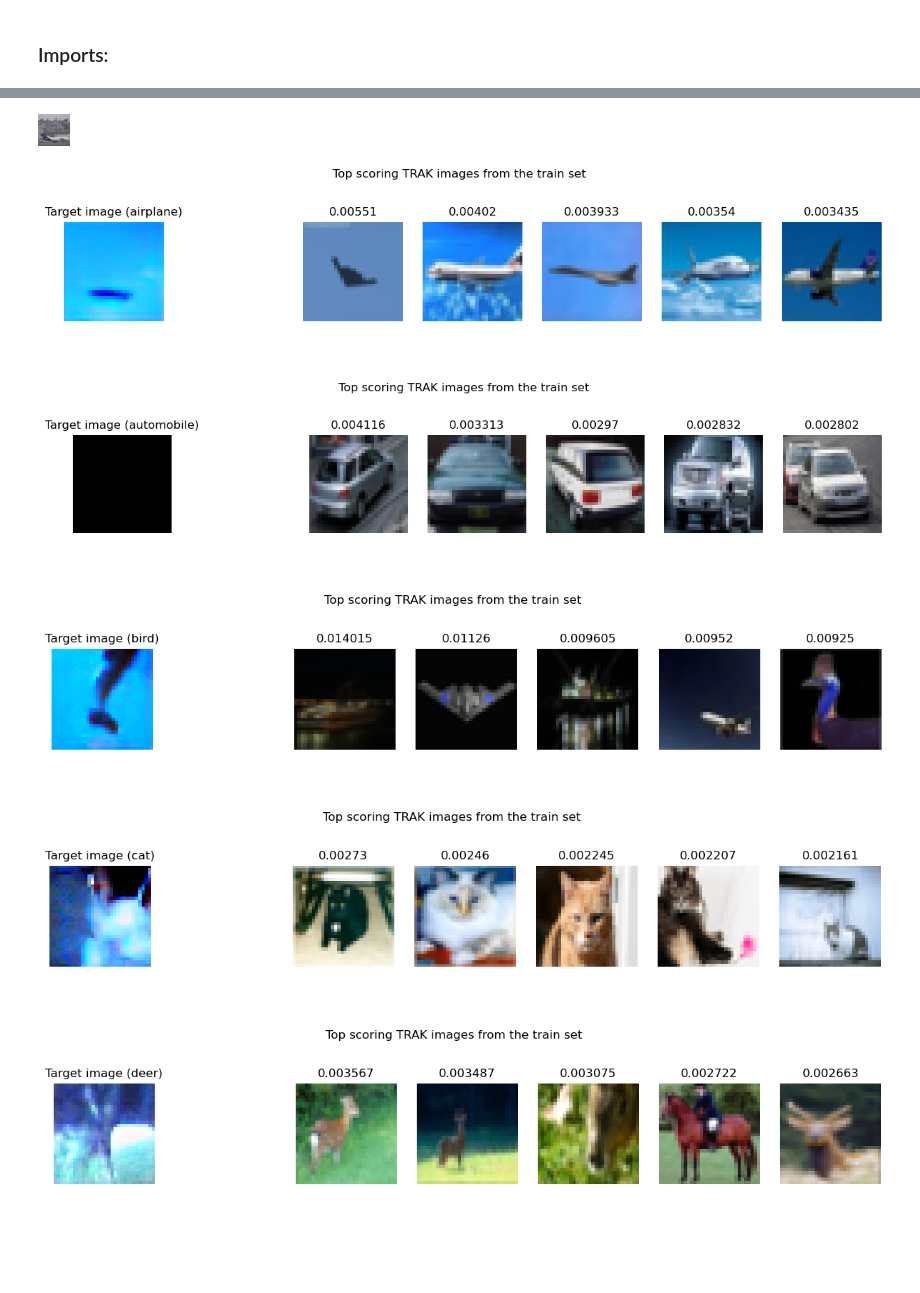
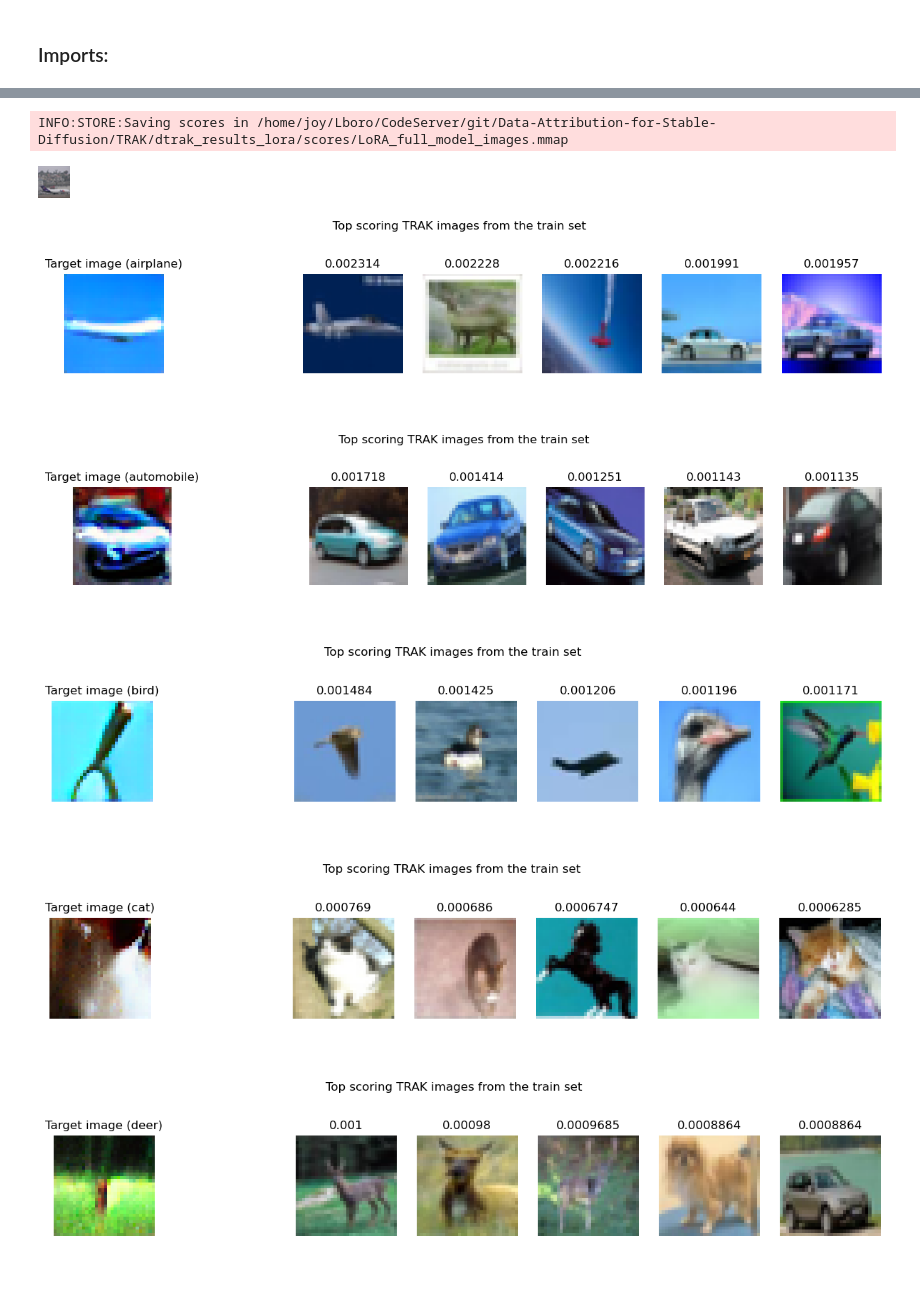
Before and after one commit to Naterjack/Data-Attribution-for-Stable-Diffusion, a Jupyter notebook: SD1_TRAK_Attribution.ipynb, the cells around one changed output, grey strips where cells are left out. Cells and saved outputs as stored; diff of their text form; code cells hidden in the pictures; blank space fills up the shorter version.

Commit message:
Unify TRAK handling code, to allow for automatic handling of changes needed for DTRAK, and to handle changes to the projector to work around an upstream bug with LoRA model inside TRAKer.

```diff
--- a/SD1_TRAK_Attribution.ipynb
+++ b/SD1_TRAK_Attribution.ipynb
@@ -114,0 +51,2 @@ INFO:STORE:SD1_CIFAR10_v2_LoRA_CORRECT_MODEL: /home/joy/Lboro/CodeServer/git/Dat
+# %%
+traker, tokenizer, text_encoder, vae, unet, ckpts = trak_config.load_TRAKer(len(train_dataset_config.dataset))
@@ -162,26 +94,26 @@ dummy_dataloader = DataLoader(
 # %%
 weight_dtype = torch.float32
 
-
 if UPDATE_SCORES:
     for model_id, ckpt in enumerate(tqdm(ckpts)):
-        if IS_LORA:
+        if trak_config.IS_LoRA:
+            p = trak_config.model_config.getModelDirectory()
             #TODO: fix the horrid local/global unet duplication going on here
             unet = model_config.loadLoRAUnet(p,ckpt)
             ckpt_local = unet.state_dict()
         else:
             ckpt_local = ckpt
 
-        traker.start_scoring_checkpoint(exp_name=EXPERIMENT_NAME,
+        traker.start_scoring_checkpoint(exp_name=trak_config.EXPERIMENT_NAME,
 
                                             checkpoint=ckpt_local,
 
                                             model_id=model_id,
 
-                                            num_targets=len(dummy_dataloader.dataset))
+                                            num_targets=len(generated_dataloader))
 
 
-        for batch in tqdm(dummy_dataloader):
+        for batch in tqdm(generated_dataloader):
                 if project_config.IS_CUDA:
                     batch = [x.cuda() for y,x in batch.items()]
                 else:
@@ -196,7 +128,9 @@ if UPDATE_SCORES:
                 batch = [latents, encoder_hidden_states]
                 traker.score(batch=batch, num_samples=batch[0].shape[0])
 
-    scores = traker.finalize_scores(exp_name=EXPERIMENT_NAME)
+    scores = traker.finalize_scores(exp_name=trak_config.EXPERIMENT_NAME)
+# %% [output]
+INFO:STORE:Saving scores in /home/joy/Lboro/CodeServer/git/Data-Attribution-for-Stable-Diffusion/TRAK/dtrak_results_lora/scores/LoRA_full_model_images.mmap
 # %%
 train_dataset[0]["image"]
 # %% [output]
@@ -208,51 +142,43 @@ import numpy as np
 %matplotlib inline
 
 #Adapted from https://github.com/MadryLab/trak/blob/main/examples/cifar_quickstart.ipynb
 
-from numpy.lib.format import open_memmap
-
-memmap_path = ("." +
-               project_config.folder_symbol +
-               TRAK_SAVE_DIR +
-               project_config.folder_symbol +
-               "scores" +
-               project_config.folder_symbol +
-               EXPERIMENT_NAME +
-               ".mmap")
-scores = open_memmap(memmap_path, mode='c')
+scores = trak_config.load_scores()
 
 #print(scores.shape)
 
 #scores = scores*0
 #Scale the scores s.t. min is 0 and the sum is 1
 #for i in range(10):
 #    if scores[:,i].min() < 0:
 #        scores[:,i] -= scores[:,i].min()
 #    scores[:,i] *= (1/scores[:,i].sum())
 
 if CALCULATE_LDS:
-    print(f"LDS: {LDS(scores,dummy_dataloader,10)*100}%")
+    print(f"LDS: {LDS(scores,generated_dataloader,10)*100}%")
 
-for i in range(10): #[6]:
+NUM_SEEDS = 20
+SEED_TO_PREVIEW = 1
+for i in range(SEED_TO_PREVIEW,10*NUM_SEEDS,NUM_SEEDS): #[6]:
 
     fig, axs = plt.subplots(ncols=7, figsize=(15, 3))
     fig.suptitle('Top scoring TRAK images from the train set')
 
-    axs[0].imshow(dummy_dataset[i][dataset_config.image_column])
+    axs[0].imshow(generated_dataset[i][generated_dataset_config.image_column])
 
-    axs[0].axis('off'); axs[0].set_title('Target image' + " (" + dummy_dataset[i][dataset_config.caption_column] + ")")
+    axs[0].axis('off'); axs[0].set_title('Target image' + " (" + generated_dataset[i][generated_dataset_config.caption_column] + ")")
     axs[1].axis('off')
 
     top_trak_scorers = scores[:, i].argsort()[-5:][::-1]
     for ii, train_im_ind in enumerate(top_trak_scorers):
-        axs[ii + 2].imshow(train_dataset[int(train_im_ind)][dataset_config.image_column])
+        axs[ii + 2].imshow(train_dataset[int(train_im_ind)][generated_dataset_config.image_column])
         axs[ii + 2].axis('off')
         axs[ii + 2].set_title(str(scores[int(train_im_ind),i]))
 
     fig.show()
 # %% [output]
-[figure, old version]
+[figure, new version]
-[figure, old version]
+[figure, new version]
-[figure, old version]
+[figure, new version]
-[figure, old version]
+[figure, new version]
-[figure, old version]
+[figure, new version]
```
Also changed, not shown: parts of 16 cells of this notebook, 4 other files.
